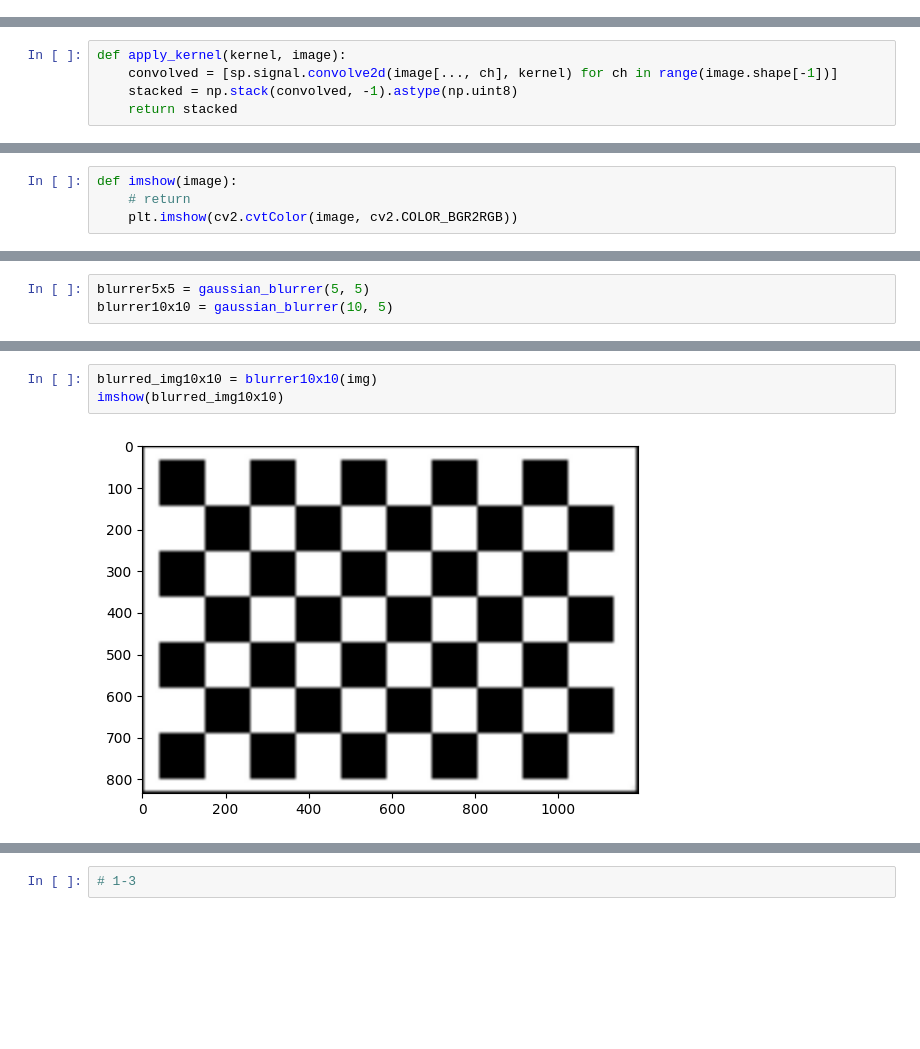
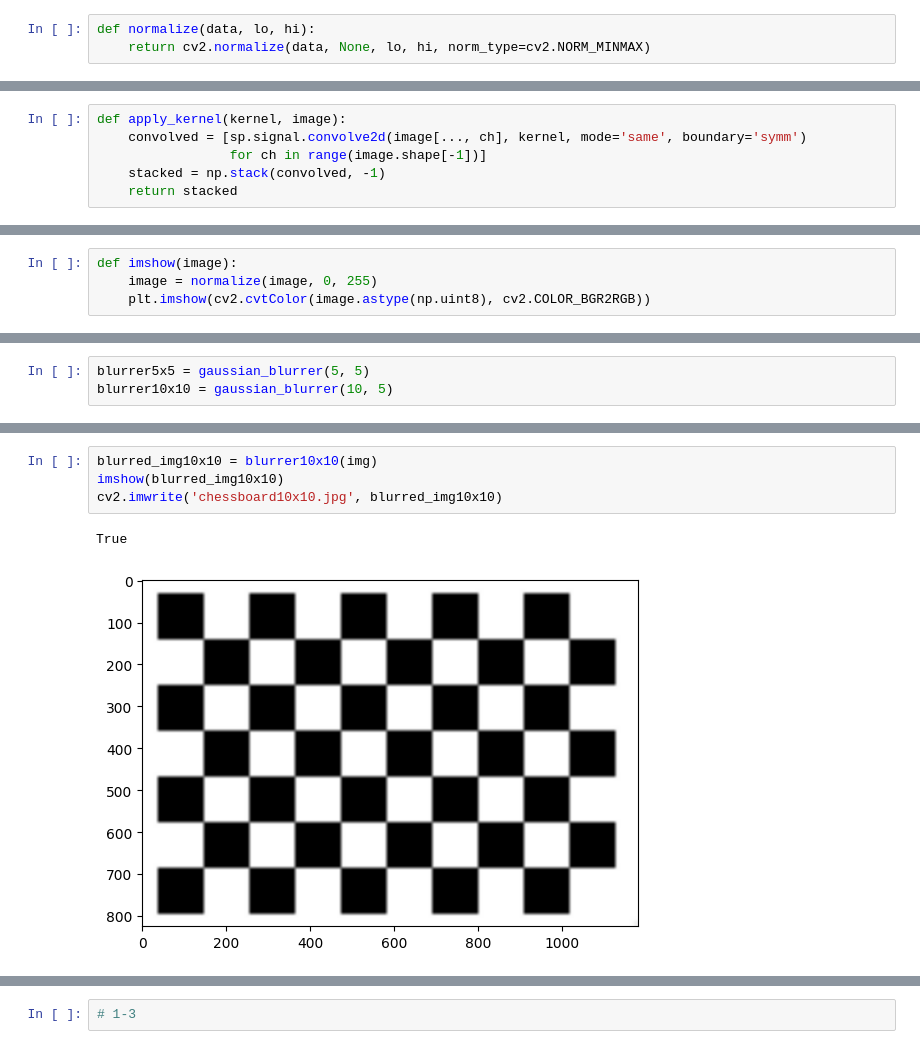
Before and after one commit to 25349023/harris-corner-sift-matching, a Jupyter notebook: 1/HW1-1.ipynb, the cells around one changed output, grey strips where cells are left out. Drawn from its saved outputs; the diff is of its cells as text; blank space fills up the shorter version.

```diff
--- a/1/HW1-1.ipynb
+++ b/1/HW1-1.ipynb
@@ -7,5 +6,8 @@ import matplotlib.pyplot as plt
 import numpy as np
 import scipy as sp
+# %%
+def normalize(data, lo, hi):
+    return cv2.normalize(data, None, lo, hi, norm_type=cv2.NORM_MINMAX)
 # %%
 def gaussian_kernel(k, std):
     half = (k - 1) / 2
@@ -14,8 +16,9 @@ def gaussian_kernel(k, std):
     return normalized
 # %%
 def apply_kernel(kernel, image):
-    convolved = [sp.signal.convolve2d(image[..., ch], kernel) for ch in range(image.shape[-1])]
-    stacked = np.stack(convolved, -1).astype(np.uint8)
+    convolved = [sp.signal.convolve2d(image[..., ch], kernel, mode='same', boundary='symm')
+                 for ch in range(image.shape[-1])]
+    stacked = np.stack(convolved, -1)
     return stacked
 # %%
 def gaussian_blurrer(k_size, sigma):
@@ -25,8 +28,8 @@ def gaussian_blurrer(k_size, sigma):
     return functools.partial(apply_kernel, kernel)
 # %%
 def imshow(image):
-    # return
-    plt.imshow(cv2.cvtColor(image, cv2.COLOR_BGR2RGB))
+    image = normalize(image, 0, 255)
+    plt.imshow(cv2.cvtColor(image.astype(np.uint8), cv2.COLOR_BGR2RGB))
 # %%
 img = cv2.imread('chessboard-hw1.jpg')
 imshow(img)
@@ -68,8 +51,10 @@ imshow(blurred_img5x5)
 # %%
 blurred_img10x10 = blurrer10x10(img)
 imshow(blurred_img10x10)
+cv2.imwrite('chessboard10x10.jpg', blurred_img10x10)
 # %% [output]
+True
-[figure, old version]
+[figure, new version]
 # %%
 blurred_img25x5 = blurrer5x5(img2)
 imshow(blurred_img25x5)
```
Also changed, not shown: parts of 27 cells of this notebook.
